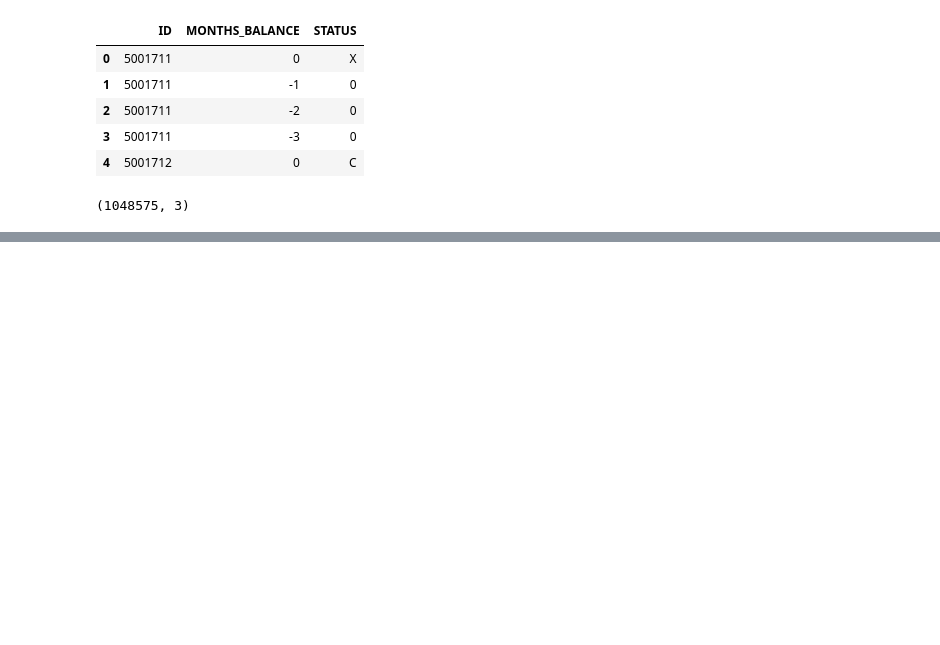
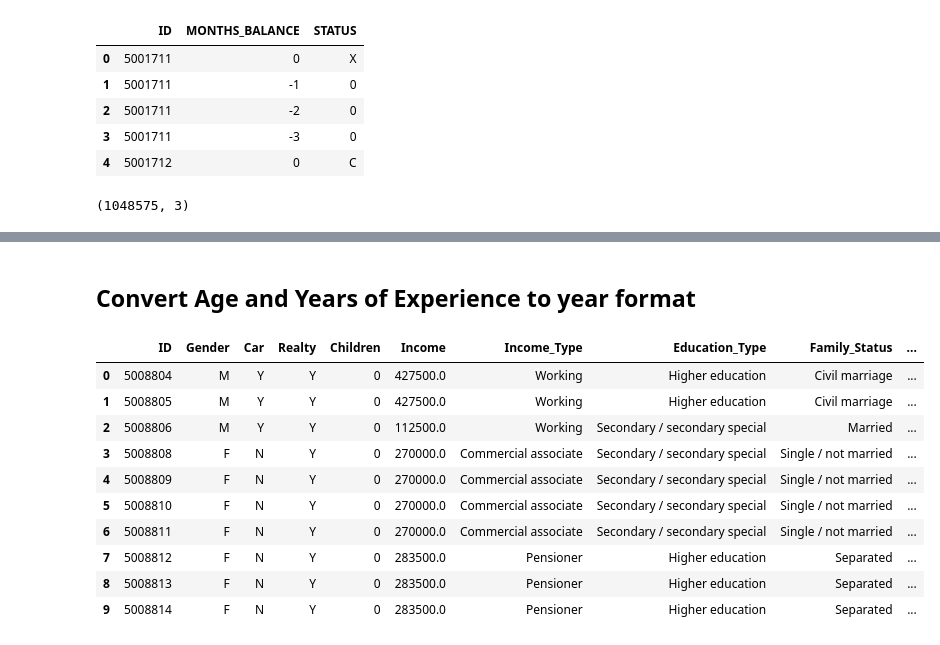
Before and after one commit to Dilek-prog/FederatedDeepLearning, a Jupyter notebook: FederatedMachineLearning.ipynb, the cells around one changed output, grey strips where cells are left out. Cells and saved outputs as stored; diff of their text form; code cells hidden in the pictures; blank space fills up the shorter version.

```diff
--- a/FederatedMachineLearning.ipynb
+++ b/FederatedMachineLearning.ipynb
@@ -34,0 +112,18 @@ credit_df.shape
+# %% [markdown]
+## Convert Age and Years of Experience to year format
+# %%
+df['Age'] = df['Age']/(-1*365)
+df['Years_Experience'] = df['Years_Experience']/(-1*365)
+df.head(10)
+# %% [output]
+|  | ID | Gender | Car | Realty | Children | Income | Income_Type | Education_Type | Family_Status | ... |
+| 0 | 5008804 | M | Y | Y | 0 | 427500.0 | Working | Higher education | Civil marriage | ... |
+| 1 | 5008805 | M | Y | Y | 0 | 427500.0 | Working | Higher education | Civil marriage | ... |
+| 2 | 5008806 | M | Y | Y | 0 | 112500.0 | Working | Secondary / secondary special | Married | ... |
+| 3 | 5008808 | F | N | Y | 0 | 270000.0 | Commercial associate | Secondary / secondary special | Single / not married | ... |
+| 4 | 5008809 | F | N | Y | 0 | 270000.0 | Commercial associate | Secondary / secondary special | Single / not married | ... |
+| 5 | 5008810 | F | N | Y | 0 | 270000.0 | Commercial associate | Secondary / secondary special | Single / not married | ... |
+| 6 | 5008811 | F | N | Y | 0 | 270000.0 | Commercial associate | Secondary / secondary special | Single / not married | ... |
+| 7 | 5008812 | F | N | Y | 0 | 283500.0 | Pensioner | Higher education | Separated | ... |
+| 8 | 5008813 | F | N | Y | 0 | 283500.0 | Pensioner | Higher education | Separated | ... |
+| 9 | 5008814 | F | N | Y | 0 | 283500.0 | Pensioner | Higher education | Separated | ... |
```
Also changed, not shown: parts of 24 cells of this notebook, 1 other file.
